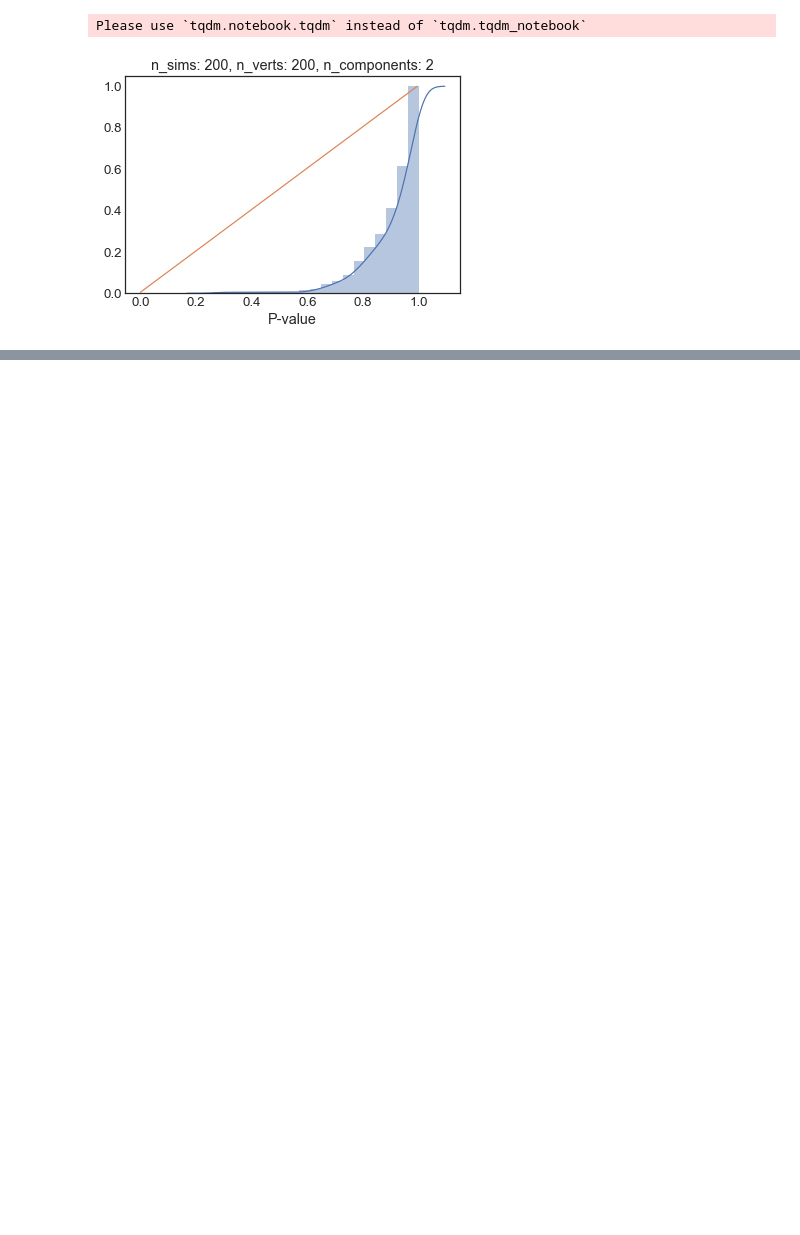
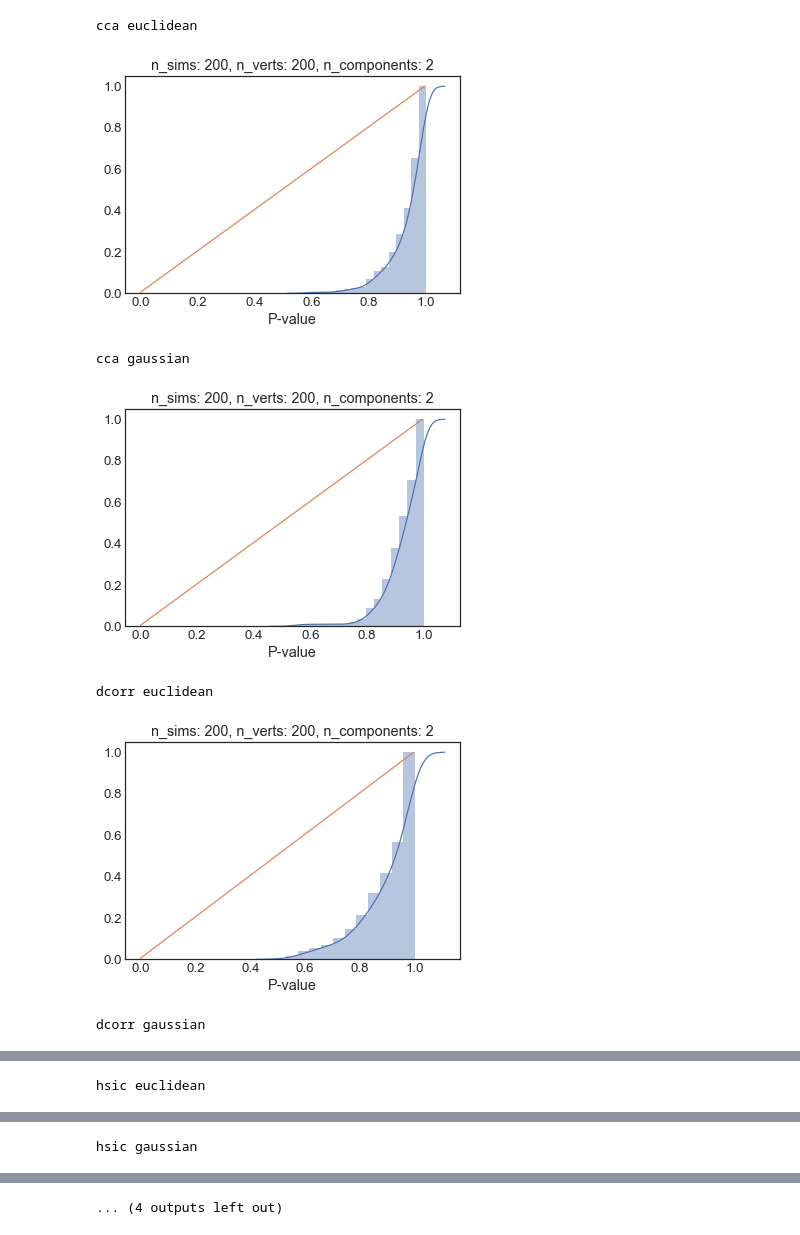
Before and after one commit to NeuroDataDesign/deep-graphs, a Jupyter notebook: bijan/notebooks/ldt_proof.ipynb, the cells around one changed output, grey strips where cells are left out. Drawn from its saved outputs; the diff is of its cells as text; code cells hidden in the pictures; blank space fills up the shorter version.

```diff
--- a/bijan/notebooks/ldt_proof.ipynb
+++ b/bijan/notebooks/ldt_proof.ipynb
@@ -51,6 +45,3 @@ Please use `tqdm.notebook.tqdm` instead of `tqdm.tqdm_notebook`
-# %%
-dcorr_gaussian = profile("dcorr", "euclidean")
-plot_sim(dcorr_gaussian)
-# %% [output]
-Please use `tqdm.notebook.tqdm` instead of `tqdm.tqdm_notebook`
-[figure, removed]
+# %%
+_TESTS = ['cca', 'dcorr', 'hsic', 'mgc']
+_METRICS = ['euclidean', 'gaussian']
@@ -56,0 +55,15 @@ Please use `tqdm.notebook.tqdm` instead of `tqdm.tqdm_notebook`
+# %%
+mydict = pkl.load(open('../../../exps/myfile.pkl', 'rb'))
+# %%
+for test in _TESTS:
+    for metric in _METRICS:
+        print(test, metric)
+        plot_sim(mydict[str(test)+"_"+str(metric)])
+# %% [output]
+cca euclidean
+[figure, added]
+cca gaussian
+[figure, added]
+dcorr euclidean
+[figure, added]
+dcorr gaussian
@@ -56,0 +71 @@ Please use `tqdm.notebook.tqdm` instead of `tqdm.tqdm_notebook`
+hsic euclidean
@@ -56,0 +73 @@ Please use `tqdm.notebook.tqdm` instead of `tqdm.tqdm_notebook`
+hsic gaussian
@@ -56,0 +75 @@ Please use `tqdm.notebook.tqdm` instead of `tqdm.tqdm_notebook`
+... (4 outputs left out)
```
Also changed, not shown: parts of 4 cells of this notebook.
